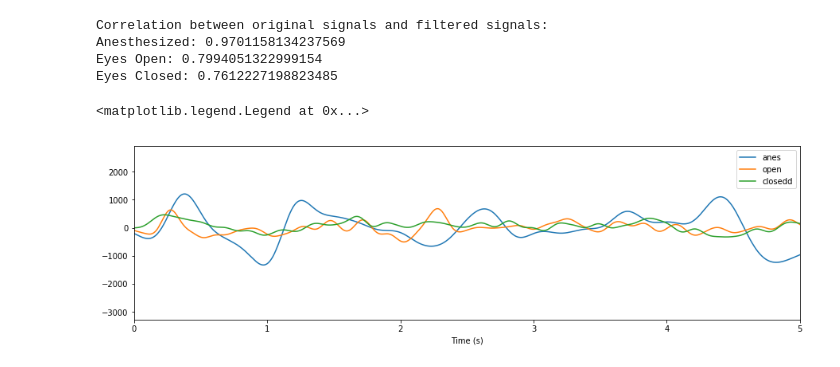
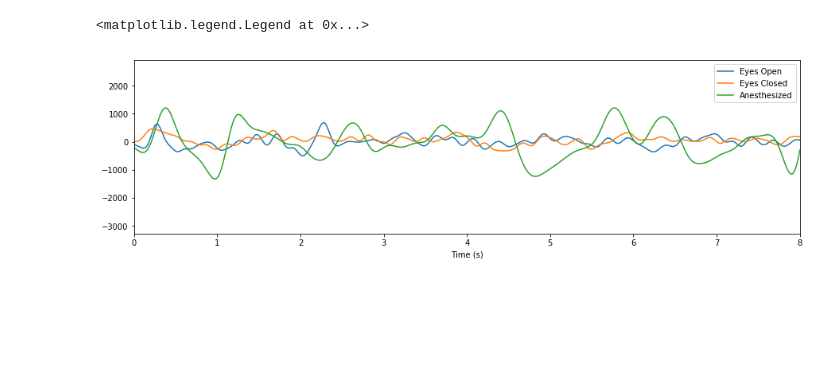
Before and after one commit to ajkeamy/Monkey_Analysis, a Jupyter notebook: Final_Project.ipynb, the cells around one changed output. Cells and saved outputs as stored; diff of their text form; code cells hidden in the pictures; blank space fills up the shorter version.

```diff
--- a/Final_Project.ipynb
+++ b/Final_Project.ipynb
@@ -222,0 +238,4 @@ def doeverything(sig,cutoff,pass_zero,cutoff2="Onlyone"):
+# %%
+cutoff = 5
+closed_filt = getanalytical(eyesclosed,cutoff=cutoff,pass_zero=pass_zero)
+print('Eyes Closed: {}'.format(np.corrcoef(eyesclosed,closed_filt)[1,0]))
@@ -223,7 +246,7 @@ def doeverything(sig,cutoff,pass_zero,cutoff2="Onlyone"):
 # %%
 cutoff = 3
-pass_zero=True
-anes_filt = doeverything(anes,cutoff=cutoff,pass_zero=pass_zero)
+anes_filt = getanalytical(anes,cutoff=cutoff,pass_zero=pass_zero)
 print('Anesthesized')
+print('Anesthesized: {}'.format(np.corrcoef(anes,anes_filt)[1,0]))
 # %% [output]
 Anesthesized
@@ -233,4 +255,0 @@ Anesthesized
-# %%
-cutoff = 5
-open_filt = doeverything(eyesopen,cutoff=cutoff,pass_zero=pass_zero)
-print('Eyes Open')
@@ -242,3 +255,0 @@ Eyes Open
-# %%
-closed_filt = doeverything(eyesclosed,cutoff=cutoff,pass_zero=pass_zero)
-print('Eyes Closed')
@@ -250,25 +256,15 @@ Eyes Closed
-# %%
-# Correlations
-print('Correlation between original signals and filtered signals:')
-print('Anesthesized: {}'.format(np.corrcoef(anes,anes_filt)[1,0]))
-print('Eyes Open: {}'.format(np.corrcoef(eyesopen,open_filt)[1,0]))
-print('Eyes Closed: {}'.format(np.corrcoef(eyesclosed,closed_filt)[1,0]))
-# %% [output]
-Correlation between original signals and filtered signals:
-Anesthesized: 0.9701158134237569
-Eyes Open: 0.7994051322999154
-Eyes Closed: 0.7612227198823485
 # %%
-hil_anes = signal.hilbert(anes_filt)
-hil_open = signal.hilbert(open_filt)
-hil_closed = signal.hilbert(closed_filt)
+# Now we get the Analytical signal after filtering it and plot it.
+hil_aneso = signal.hilbert(anes_filt)
+hil_openo = signal.hilbert(open_filt)
+hil_closedo = signal.hilbert(closed_filt)
 plt.figure(figsize=(15,4))
-plt.plot(time,hil_anes,label='anes')
-plt.plot(time,hil_open,label='open')
-plt.plot(time,hil_closed,label='closedd')
-plt.xlim([0,5])
+plt.plot(time,hil_openo,label='Eyes Open')
+plt.plot(time,hil_closedo,label='Eyes Closed')
+plt.plot(time,hil_aneso,label='Anesthesized')
+plt.xlim([0,8])
 plt.xlabel("Time (s)")
 plt.legend()
 # %% [output]
 <matplotlib.legend.Legend at 0x...>
-[figure, old version]
+[figure, new version]
```
Also changed, not shown: parts of 24 cells of this notebook.
